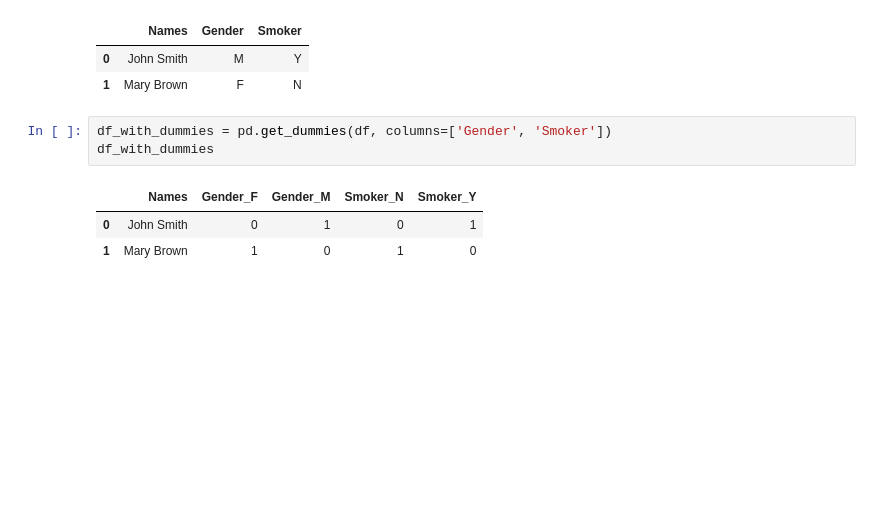
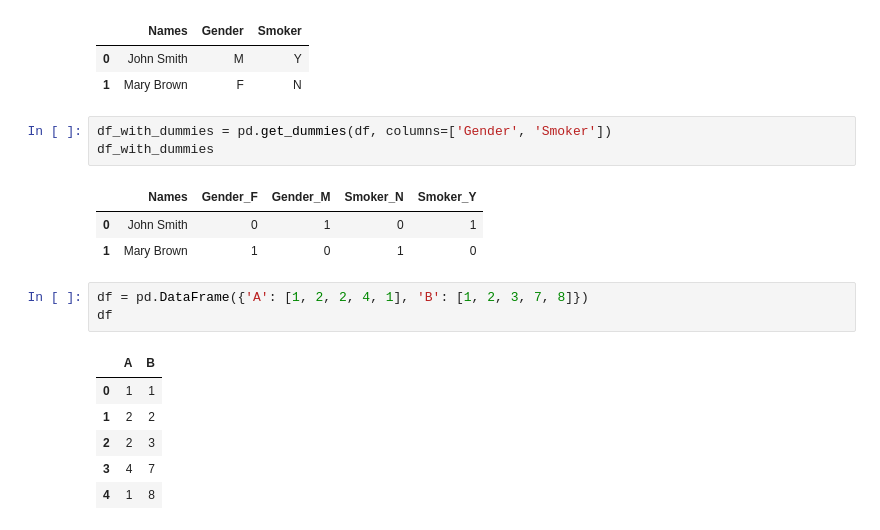
Before and after one commit to antonioIannotta/python-tutorial, a Jupyter notebook: pandas/Pandas.ipynb, the cells around one changed output. Saved outputs shown, nothing was run; the diff lists cells and outputs as text; blank space fills up the shorter version.

```diff
--- a/pandas/Pandas.ipynb
+++ b/pandas/Pandas.ipynb
@@ -239,3 +239,13 @@ df_with_dummies
 |  | Names | Gender_F | Gender_M | Smoker_N | Smoker_Y |
 | 0 | John Smith | 0 | 1 | 0 | 1 |
 | 1 | Mary Brown | 1 | 0 | 1 | 0 |
+# %%
+df = pd.DataFrame({'A': [1, 2, 2, 4, 1], 'B': [1, 2, 3, 7, 8]})
+df
+# %% [output]
+|  | A | B |
+| 0 | 1 | 1 |
+| 1 | 2 | 2 |
+| 2 | 2 | 3 |
+| 3 | 4 | 7 |
+| 4 | 1 | 8 |
```
Also changed, not shown: parts of 10 cells of this notebook.
